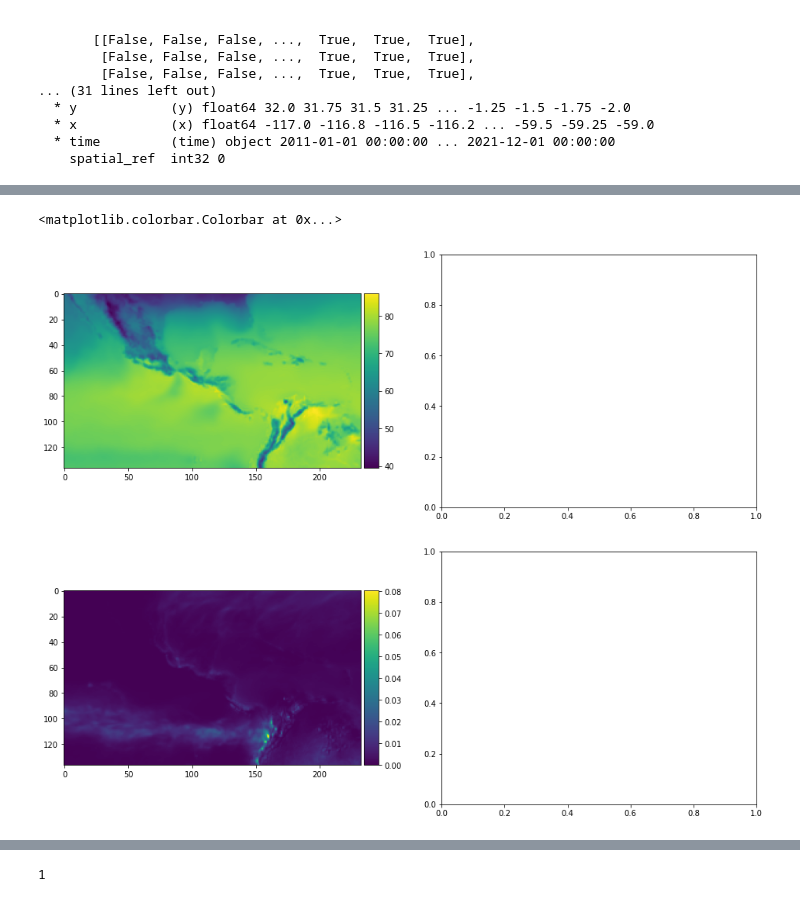
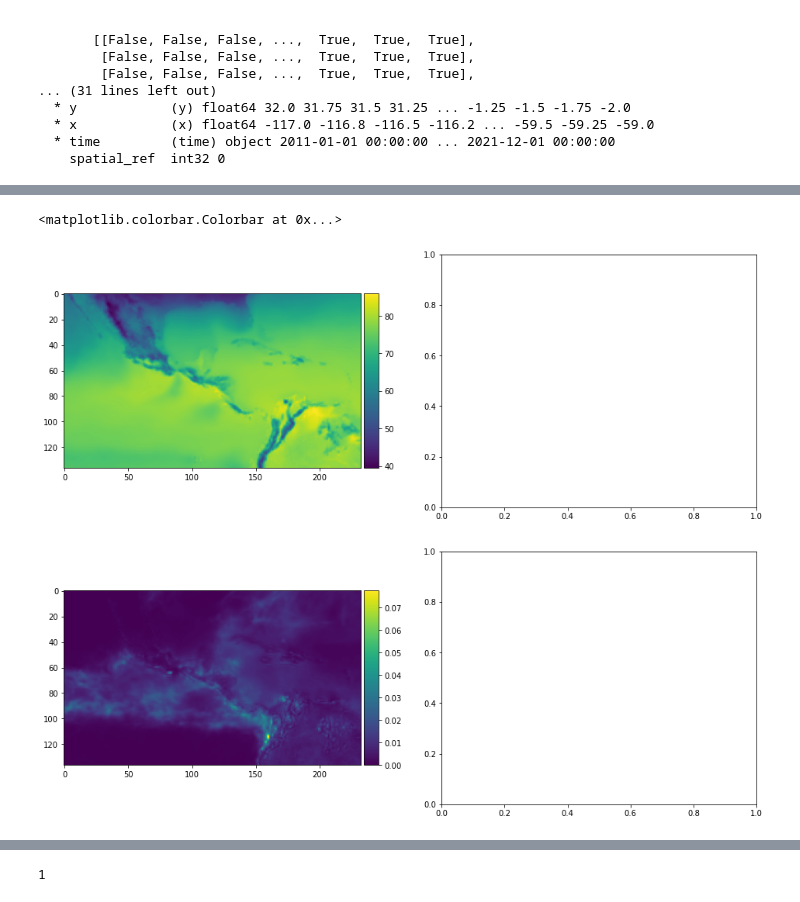
Before and after one commit to jwynneuo/FutureOfCoffee, a Jupyter notebook: Coffeeproj.ipynb, the cells around one changed output, grey strips where cells are left out. Cells and saved outputs as stored; diff of their text form; code cells hidden in the pictures.

```diff
--- a/Coffeeproj.ipynb
+++ b/Coffeeproj.ipynb
@@ -170,21 +170,21 @@ IndexError: too many indices
 # %%
 # Plot data
 fig, (ax1, ax2) = plt.subplots(nrows=1, ncols=2, figsize=(16,6))
 im1 = ax1.imshow(t2mf[0,:,:])#cclim['t2mf'][0,:,:])
 divider = make_axes_locatable(ax1)
 cax = divider.append_axes('right', size='5%', pad=0.05)
 fig.colorbar(im1, cax=cax, orientation='vertical')
 
 # Plot data
 fig, (ax1, ax2) = plt.subplots(nrows=1, ncols=2, figsize=(16,6))
-im1 = ax1.imshow(cclim['tp'][0,:,:])
+im1 = ax1.imshow(cclim['tp'][9,:,:])
 divider = make_axes_locatable(ax1)
 cax = divider.append_axes('right', size='5%', pad=0.05)
 fig.colorbar(im1, cax=cax, orientation='vertical')
 # %% [output]
 <matplotlib.colorbar.Colorbar at 0x...>
 [figure]
-[figure, old version]
+[figure, new version]
 # %%
 cof_lat = [19.477585598288215, 15.951339161580043, 15.17355242498728, 4.622913389125596, 20.762395445023337, 21.325342888979133]
 cof_long = [-96.97046892217435,-96.4635391253275,-92.33612361801524,-75.59423450228476, -104.85486555253753, -105.00863721756717]
```
Also changed, not shown: parts of 24 cells of this notebook.
